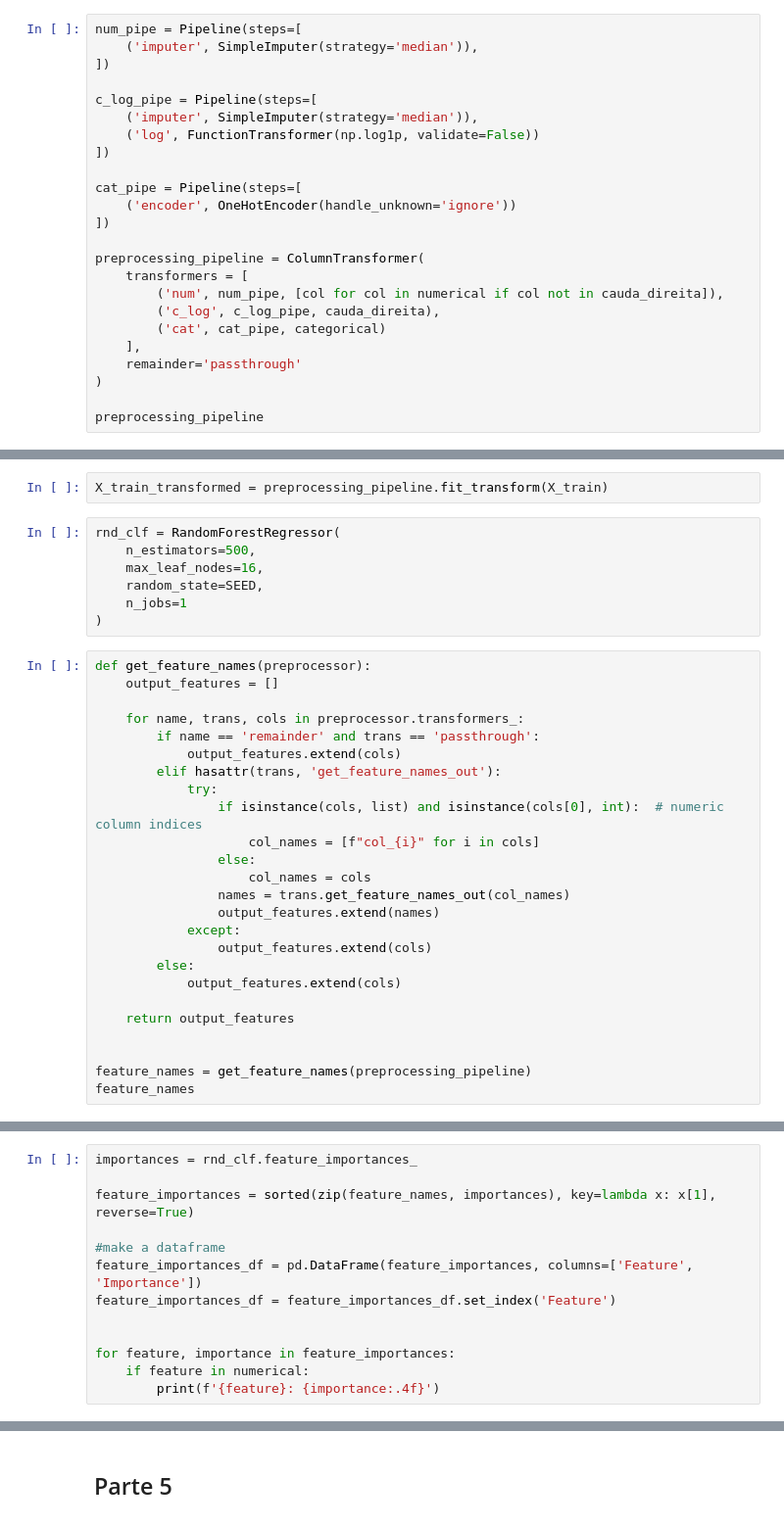
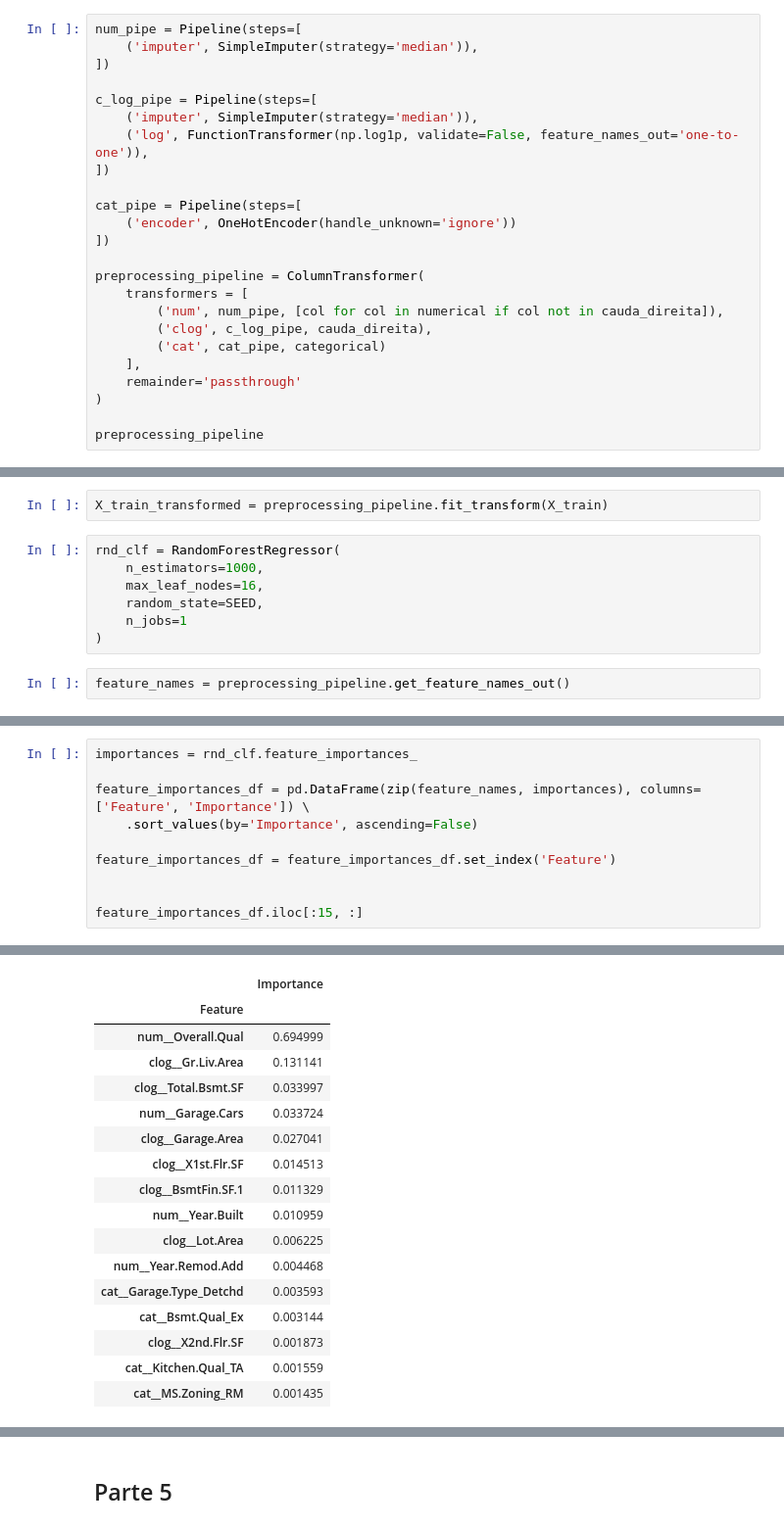
Before and after one commit to henriquebrnetto/projeto_ml_4sem, a Jupyter notebook: model.ipynb, the cells around one changed output, grey strips where cells are left out. Shown at 98% size. Cells and saved outputs as stored; diff of their text form.

```diff
--- a/model.ipynb
+++ b/model.ipynb
@@ -187,7 +183,7 @@ num_pipe = Pipeline(steps=[
 
 c_log_pipe = Pipeline(steps=[
     ('imputer', SimpleImputer(strategy='median')),
-    ('log', FunctionTransformer(np.log1p, validate=False))
+    ('log', FunctionTransformer(np.log1p, validate=False, feature_names_out='one-to-one')),
 ])
 
 cat_pipe = Pipeline(steps=[
@@ -197,7 +193,7 @@ cat_pipe = Pipeline(steps=[
 preprocessing_pipeline = ColumnTransformer(
     transformers = [
         ('num', num_pipe, [col for col in numerical if col not in cauda_direita]),
-        ('c_log', c_log_pipe, cauda_direita),
+        ('clog', c_log_pipe, cauda_direita),
         ('cat', cat_pipe, categorical)
     ],
     remainder='passthrough'
@@ -229,33 +225,10 @@ ColumnTransformer(remainder='passthrough',
 X_train_transformed = preprocessing_pipeline.fit_transform(X_train)
 # %%
 rnd_clf = RandomForestRegressor(
-    n_estimators=500,
+    n_estimators=1000,
     max_leaf_nodes=16,
     random_state=SEED,
     n_jobs=1
 )
 # %%
-def get_feature_names(preprocessor):
-    output_features = []
-
-    for name, trans, cols in preprocessor.transformers_:
-        if name == 'remainder' and trans == 'passthrough':
-            output_features.extend(cols)
-        elif hasattr(trans, 'get_feature_names_out'):
-            try:
-                if isinstance(cols, list) and isinstance(cols[0], int):  # numeric column indices
-                    col_names = [f"col_{i}" for i in cols]
-                else:
-                    col_names = cols
-                names = trans.get_feature_names_out(col_names)
-                output_features.extend(names)
-            except:
-                output_features.extend(cols)
-        else:
-            output_features.extend(cols)
-
-    return output_features
-
-
-feature_names = get_feature_names(preprocessing_pipeline)
-feature_names
+feature_names = preprocessing_pipeline.get_feature_names_out()
@@ -285,14 +240,11 @@ RandomForestRegressor(max_leaf_nodes=16, n_estimators=500, n_jobs=1,
 # %%
 importances = rnd_clf.feature_importances_
 
-feature_importances = sorted(zip(feature_names, importances), key=lambda x: x[1], reverse=True)
+feature_importances_df = pd.DataFrame(zip(feature_names, importances), columns=['Feature', 'Importance']) \
+    .sort_values(by='Importance', ascending=False)
 
-#make a dataframe
-feature_importances_df = pd.DataFrame(feature_importances, columns=['Feature', 'Importance'])
 feature_importances_df = feature_importances_df.set_index('Feature')
 
 
-for feature, importance in feature_importances:
-    if feature in numerical:
-        print(f'{feature}: {importance:.4f}')
+feature_importances_df.iloc[:15, :]
 # %% [output]
@@ -315,0 +251,17 @@ X3Ssn.Porch: 0.0000
+|  | Importance |
+| Feature |  |
+| num__Overall.Qual | 0.694999 |
+| clog__Gr.Liv.Area | 0.131141 |
+| clog__Total.Bsmt.SF | 0.033997 |
+| num__Garage.Cars | 0.033724 |
+| clog__Garage.Area | 0.027041 |
+| clog__X1st.Flr.SF | 0.014513 |
+| clog__BsmtFin.SF.1 | 0.011329 |
+| num__Year.Built | 0.010959 |
+| clog__Lot.Area | 0.006225 |
+| num__Year.Remod.Add | 0.004468 |
+| cat__Garage.Type_Detchd | 0.003593 |
+| cat__Bsmt.Qual_Ex | 0.003144 |
+| clog__X2nd.Flr.SF | 0.001873 |
+| cat__Kitchen.Qual_TA | 0.001559 |
+| cat__MS.Zoning_RM | 0.001435 |
```
Also changed, not shown: parts of 5 cells of this notebook.
